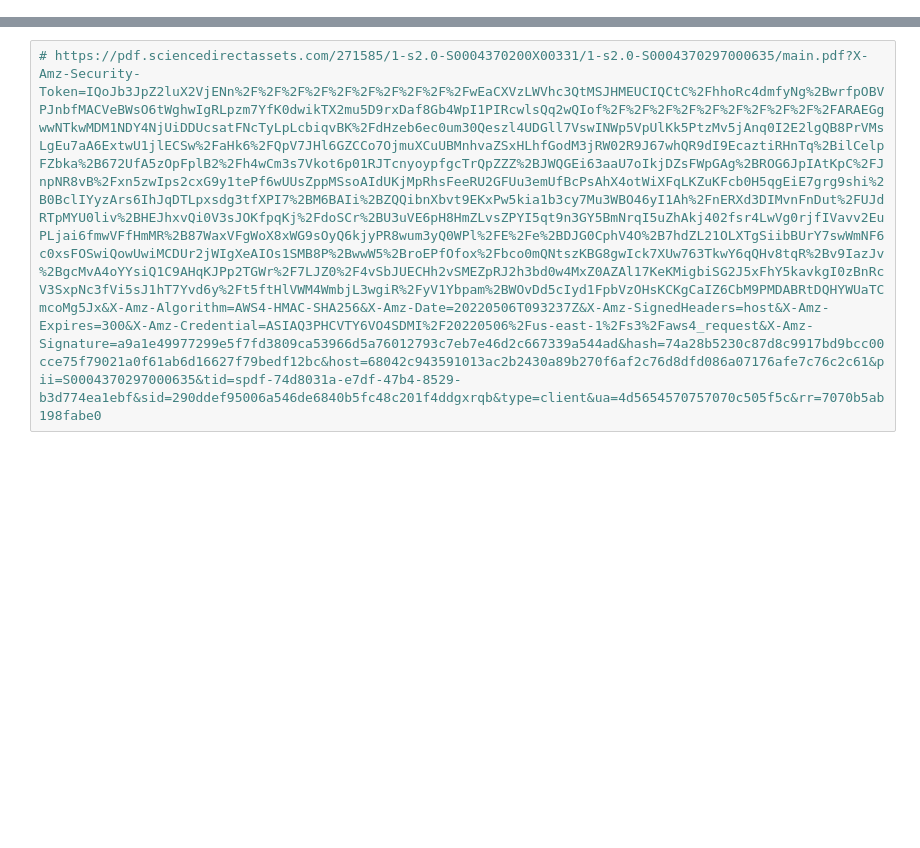
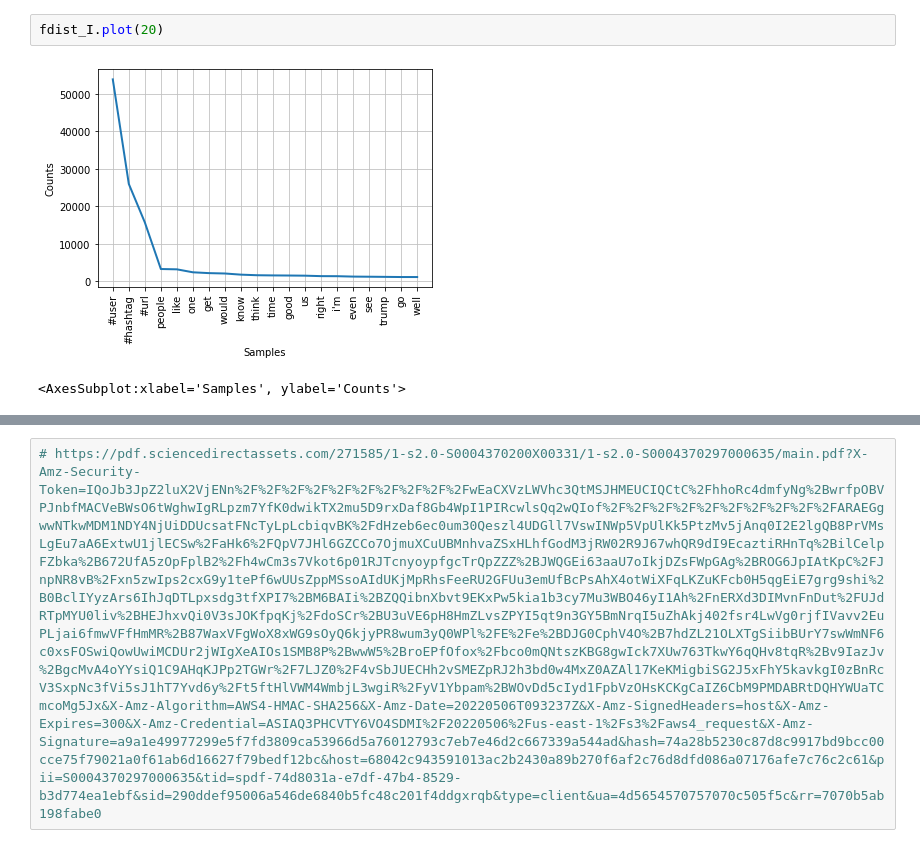
Before and after one commit to tfnribeiro/zenodo-PAN22-aut-prof-irony-stereotype, a Jupyter notebook: Data Analysis.ipynb, the cells around one changed output, grey strips where cells are left out. Cells and saved outputs as stored; diff of their text form; blank space fills up the shorter version.

```diff
--- a/Data Analysis.ipynb
+++ b/Data Analysis.ipynb
@@ -22,0 +129,5 @@ df
+# %%
+fdist_I.plot(20)
+# %% [output]
+[figure, added]
+<AxesSubplot:xlabel='Samples', ylabel='Counts'>
```
Also changed, not shown: parts of 35 cells of this notebook, 9 other files.
